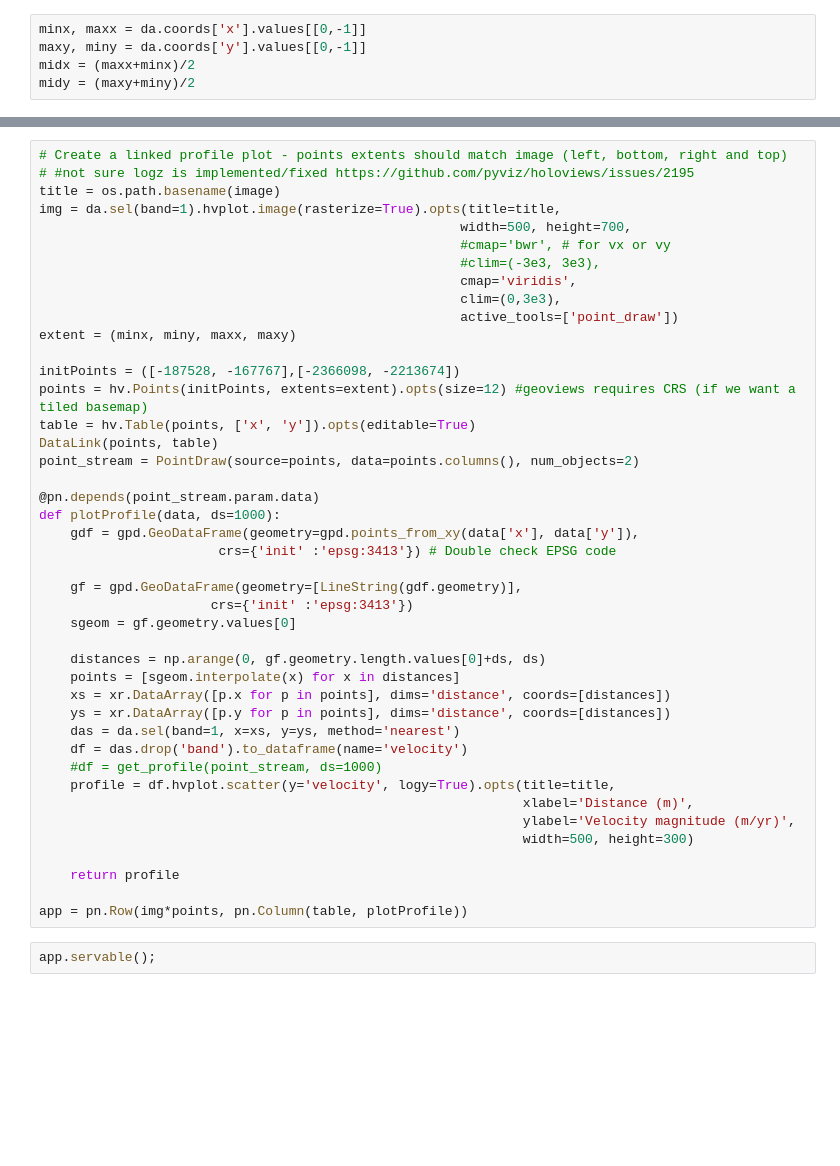
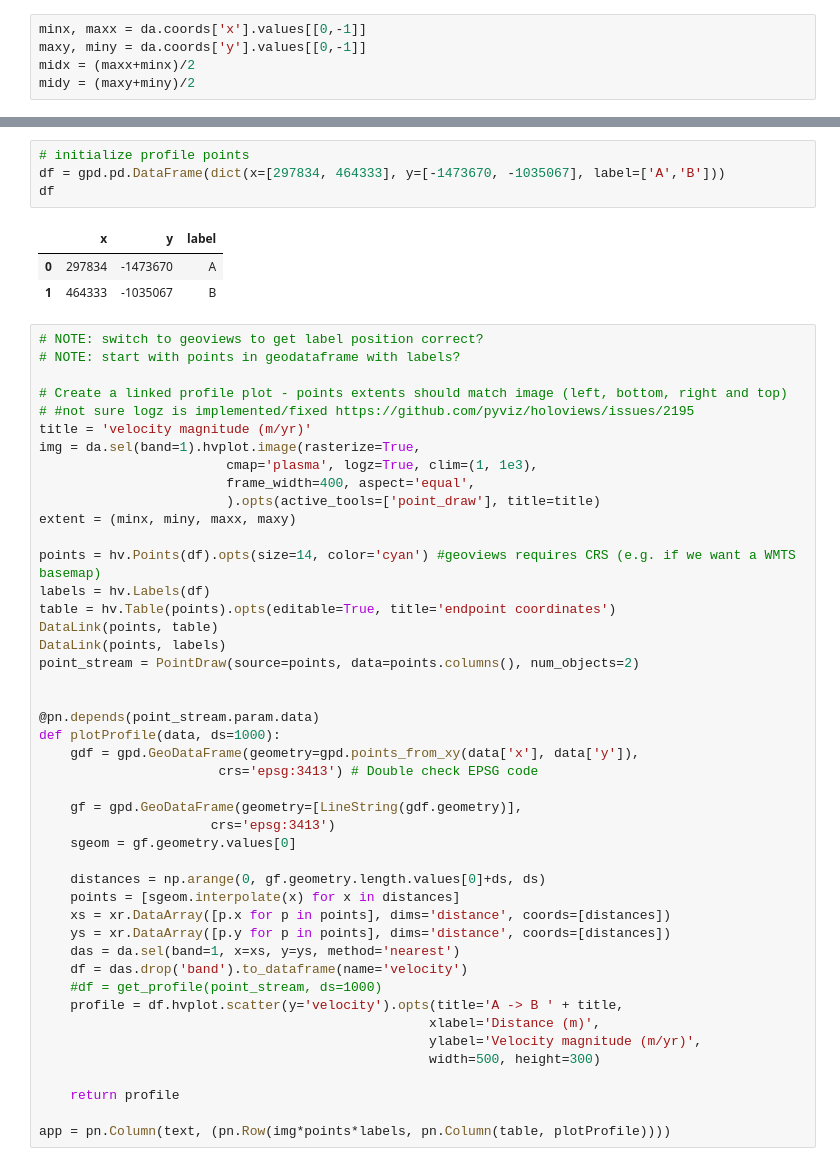
Before and after one commit to scottyhq/panel-binder-app, a Jupyter notebook: app.ipynb, the cells around one changed output, grey strips where cells are left out. Drawn from its saved outputs; the diff is of its cells as text; blank space fills up the shorter version.

```diff
--- a/app.ipynb
+++ b/app.ipynb
@@ -32,29 +40,39 @@ midy = (maxy+miny)/2
+# %%
+# initialize profile points
+df = gpd.pd.DataFrame(dict(x=[297834, 464333], y=[-1473670, -1035067], label=['A','B']))
+df
+# %% [output]
+|  | x | y | label |
+| 0 | 297834 | -1473670 | A |
+| 1 | 464333 | -1035067 | B |
 # %%
+# NOTE: switch to geoviews to get label position correct?
+# NOTE: start with points in geodataframe with labels?
+
 # Create a linked profile plot - points extents should match image (left, bottom, right and top)
 # #not sure logz is implemented/fixed https://github.com/pyviz/holoviews/issues/2195
-title = os.path.basename(image)
-img = da.sel(band=1).hvplot.image(rasterize=True).opts(title=title,
-                                                      width=500, height=700,
-                                                      #cmap='bwr', # for vx or vy
-                                                      #clim=(-3e3, 3e3),
-                                                      cmap='viridis',
-                                                      clim=(0,3e3),
-                                                      active_tools=['point_draw'])
+title = 'velocity magnitude (m/yr)'
+img = da.sel(band=1).hvplot.image(rasterize=True,
+                        cmap='plasma', logz=True, clim=(1, 1e3),
+                        frame_width=400, aspect='equal',
+                        ).opts(active_tools=['point_draw'], title=title)
 extent = (minx, miny, maxx, maxy)
 
-initPoints = ([-187528, -167767],[-2366098, -2213674])
-points = hv.Points(initPoints, extents=extent).opts(size=12) #geoviews requires CRS (if we want a tiled basemap)
-table = hv.Table(points, ['x', 'y']).opts(editable=True)
+points = hv.Points(df).opts(size=14, color='cyan') #geoviews requires CRS (e.g. if we want a WMTS basemap)
+labels = hv.Labels(df)
+table = hv.Table(points).opts(editable=True, title='endpoint coordinates')
 DataLink(points, table)
+DataLink(points, labels)
 point_stream = PointDraw(source=points, data=points.columns(), num_objects=2)
+
 
 @pn.depends(point_stream.param.data)
 def plotProfile(data, ds=1000):
     gdf = gpd.GeoDataFrame(geometry=gpd.points_from_xy(data['x'], data['y']),
-                       crs={'init' :'epsg:3413'}) # Double check EPSG code
+                       crs='epsg:3413') # Double check EPSG code
 
     gf = gpd.GeoDataFrame(geometry=[LineString(gdf.geometry)],
-                      crs={'init' :'epsg:3413'})
+                      crs='epsg:3413')
     sgeom = gf.geometry.values[0]
 
     distances = np.arange(0, gf.geometry.length.values[0]+ds, ds)
@@ -64,13 +82,11 @@ def plotProfile(data, ds=1000):
     das = da.sel(band=1, x=xs, y=ys, method='nearest')
     df = das.drop('band').to_dataframe(name='velocity')
     #df = get_profile(point_stream, ds=1000)
-    profile = df.hvplot.scatter(y='velocity', logy=True).opts(title=title,
-                                                              xlabel='Distance (m)',
-                                                              ylabel='Velocity magnitude (m/yr)',
-                                                              width=500, height=300)
+    profile = df.hvplot.scatter(y='velocity').opts(title='A -> B ' + title,
+                                                  xlabel='Distance (m)',
+                                                  ylabel='Velocity magnitude (m/yr)',
+                                                  width=500, height=300)
 
     return profile
 
-app = pn.Row(img*points, pn.Column(table, plotProfile))
+app = pn.Column(text, (pn.Row(img*points*labels, pn.Column(table, plotProfile))))
-# %%
-app.servable();
```
Also changed, not shown: parts of 7 cells of this notebook, 1 other file.
